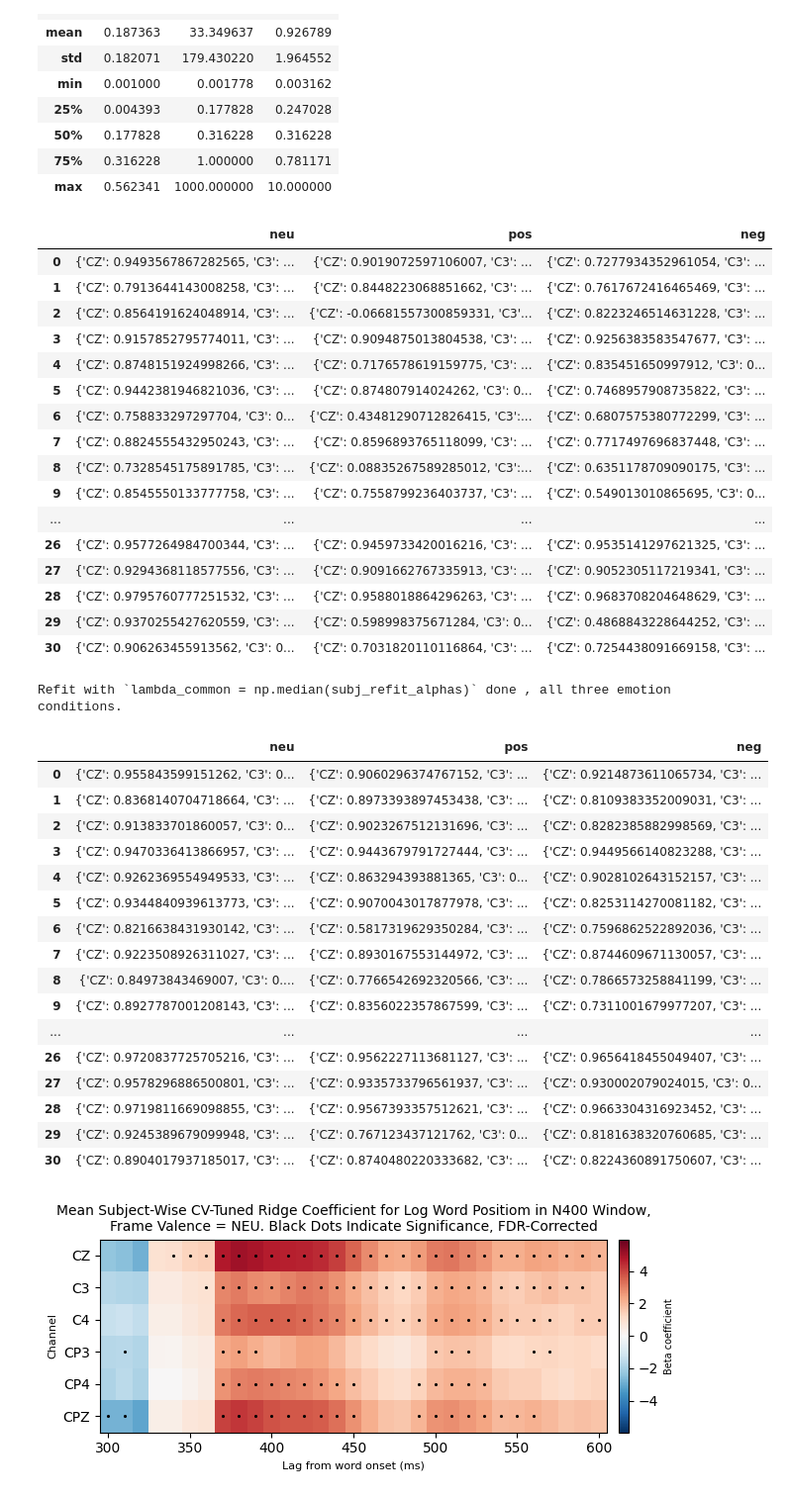
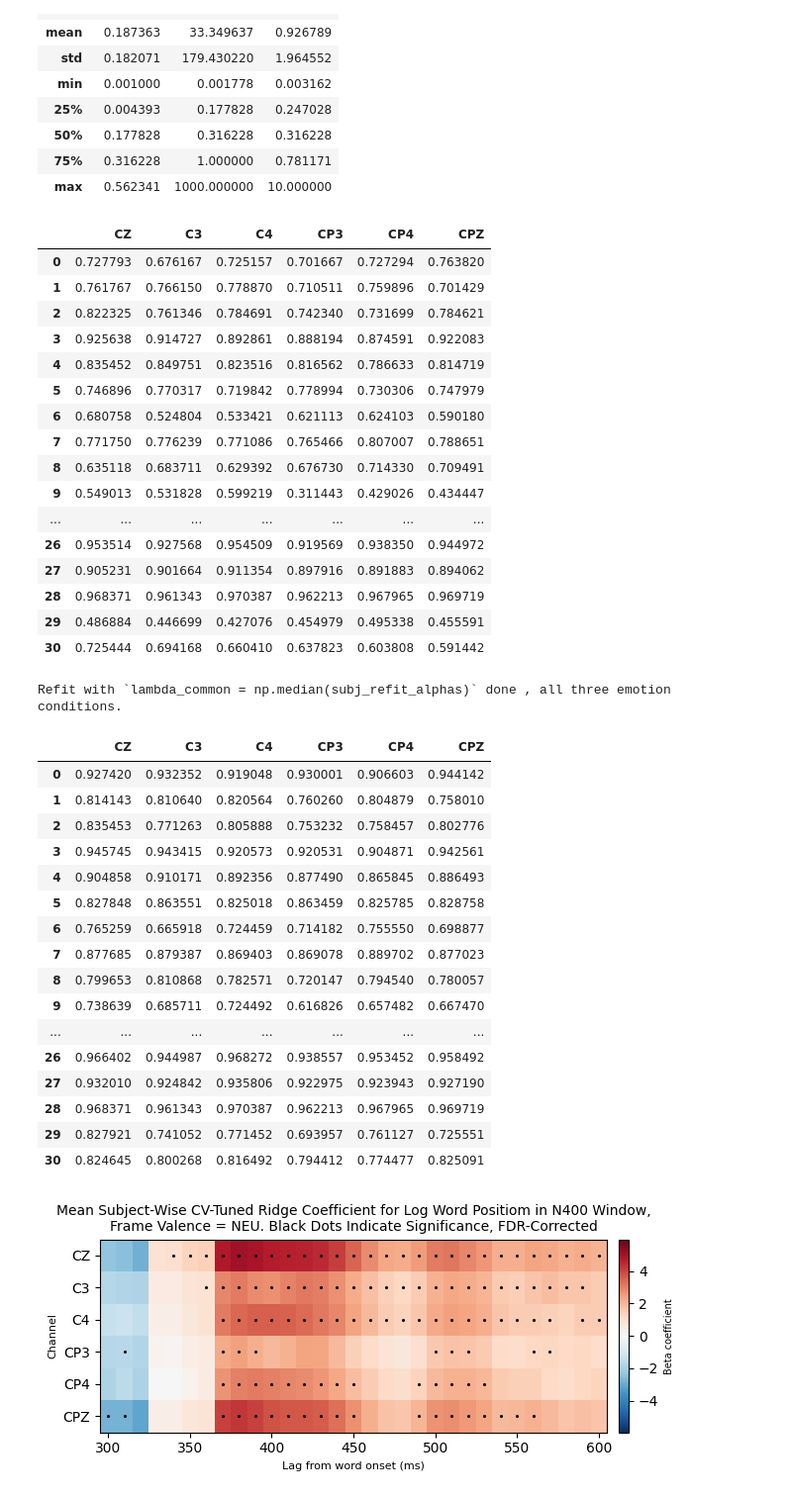
Before and after one commit to amandalin047/Updating_rERP_2023, a Jupyter notebook: deconvolution/deconv_v4.ipynb, the cells around one changed output. Shown at 99% size. Cells and saved outputs as stored; diff of their text form; code cells hidden in the pictures.

```diff
--- a/deconvolution/deconv_v4.ipynb
+++ b/deconvolution/deconv_v4.ipynb
@@ -751,24 +751,25 @@ display(inspect_refit_alphas.describe())
 | 75% | 0.316228 | 1.000000 | 0.781171 |
 | max | 0.562341 | 1000.000000 | 10.000000 |
 # %%
-pd.DataFrame({emo: [obj.r2 for obj in refit_with_emo[emo][1]]
-                                  for emo in emotions})
+dfs = {emo: pd.DataFrame([obj.r2 for obj in refit_with_emo[emo][1]])
+                                  for emo in emotions}
+display(dfs["neg"])
 # %% [output]
-|  | neu | pos | neg |
-| 0 | {'CZ': 0.9493567867282565, 'C3': ... | {'CZ': 0.9019072597106007, 'C3': ... | {'CZ': 0.7277934352961054, 'C3': ... |
-| 1 | {'CZ': 0.7913644143008258, 'C3': ... | {'CZ': 0.8448223068851662, 'C3': ... | {'CZ': 0.7617672416465469, 'C3': ... |
-| 2 | {'CZ': 0.8564191624048914, 'C3': ... | {'CZ': -0.06681557300859331, 'C3'... | {'CZ': 0.8223246514631228, 'C3': ... |
-| 3 | {'CZ': 0.9157852795774011, 'C3': ... | {'CZ': 0.9094875013804538, 'C3': ... | {'CZ': 0.9256383583547677, 'C3': ... |
-| 4 | {'CZ': 0.8748151924998266, 'C3': ... | {'CZ': 0.7176578619159775, 'C3': ... | {'CZ': 0.835451650997912, 'C3': 0... |
-| 5 | {'CZ': 0.9442381946821036, 'C3': ... | {'CZ': 0.874807914024262, 'C3': 0... | {'CZ': 0.7468957908735822, 'C3': ... |
-| 6 | {'CZ': 0.758833297297704, 'C3': 0... | {'CZ': 0.43481290712826415, 'C3':... | {'CZ': 0.6807575380772299, 'C3': ... |
-| 7 | {'CZ': 0.8824555432950243, 'C3': ... | {'CZ': 0.8596893765118099, 'C3': ... | {'CZ': 0.7717497696837448, 'C3': ... |
-| 8 | {'CZ': 0.7328545175891785, 'C3': ... | {'CZ': 0.08835267589285012, 'C3':... | {'CZ': 0.6351178709090175, 'C3': ... |
-| 9 | {'CZ': 0.8545550133777758, 'C3': ... | {'CZ': 0.7558799236403737, 'C3': ... | {'CZ': 0.549013010865695, 'C3': 0... |
-| ... | ... | ... | ... |
-| 26 | {'CZ': 0.9577264984700344, 'C3': ... | {'CZ': 0.9459733420016216, 'C3': ... | {'CZ': 0.9535141297621325, 'C3': ... |
-| 27 | {'CZ': 0.9294368118577556, 'C3': ... | {'CZ': 0.9091662767335913, 'C3': ... | {'CZ': 0.9052305117219341, 'C3': ... |
-| 28 | {'CZ': 0.9795760777251532, 'C3': ... | {'CZ': 0.9588018864296263, 'C3': ... | {'CZ': 0.9683708204648629, 'C3': ... |
-| 29 | {'CZ': 0.9370255427620559, 'C3': ... | {'CZ': 0.598998375671284, 'C3': 0... | {'CZ': 0.4868843228644252, 'C3': ... |
-| 30 | {'CZ': 0.906263455913562, 'C3': 0... | {'CZ': 0.7031820110116864, 'C3': ... | {'CZ': 0.7254438091669158, 'C3': ... |
+|  | CZ | C3 | C4 | CP3 | CP4 | CPZ |
+| 0 | 0.727793 | 0.676167 | 0.725157 | 0.701667 | 0.727294 | 0.763820 |
+| 1 | 0.761767 | 0.766150 | 0.778870 | 0.710511 | 0.759896 | 0.701429 |
+| 2 | 0.822325 | 0.761346 | 0.784691 | 0.742340 | 0.731699 | 0.784621 |
+| 3 | 0.925638 | 0.914727 | 0.892861 | 0.888194 | 0.874591 | 0.922083 |
+| 4 | 0.835452 | 0.849751 | 0.823516 | 0.816562 | 0.786633 | 0.814719 |
+| 5 | 0.746896 | 0.770317 | 0.719842 | 0.778994 | 0.730306 | 0.747979 |
+| 6 | 0.680758 | 0.524804 | 0.533421 | 0.621113 | 0.624103 | 0.590180 |
+| 7 | 0.771750 | 0.776239 | 0.771086 | 0.765466 | 0.807007 | 0.788651 |
+| 8 | 0.635118 | 0.683711 | 0.629392 | 0.676730 | 0.714330 | 0.709491 |
+| 9 | 0.549013 | 0.531828 | 0.599219 | 0.311443 | 0.429026 | 0.434447 |
+| ... | ... | ... | ... | ... | ... | ... |
+| 26 | 0.953514 | 0.927568 | 0.954509 | 0.919569 | 0.938350 | 0.944972 |
+| 27 | 0.905231 | 0.901664 | 0.911354 | 0.897916 | 0.891883 | 0.894062 |
+| 28 | 0.968371 | 0.961343 | 0.970387 | 0.962213 | 0.967965 | 0.969719 |
+| 29 | 0.486884 | 0.446699 | 0.427076 | 0.454979 | 0.495338 | 0.455591 |
+| 30 | 0.725444 | 0.694168 | 0.660410 | 0.637823 | 0.603808 | 0.591442 |
 # %%
@@ -793,26 +799,27 @@ print("Refit with `lambda_common = np.median(subj_refit_alphas)` done , all thre
 # %% [output]
 Refit with `lambda_common = np.median(subj_refit_alphas)` done , all three emotion conditions.
 # %%
-pd.DataFrame({emo: [obj.r2 for obj in refit_with_emo_lambda_common[emo][1]]
-                                  for emo in emotions})
+dfs_lambda_common = {emo: pd.DataFrame([obj.r2 for obj in refit_with_emo_lambda_common[emo][1]])
+                                               for emo in emotions}
+display(dfs_lambda_common["neg"])
 # %% [output]
-|  | neu | pos | neg |
-| 0 | {'CZ': 0.955843599151262, 'C3': 0... | {'CZ': 0.9060296374767152, 'C3': ... | {'CZ': 0.9214873611065734, 'C3': ... |
-| 1 | {'CZ': 0.8368140704718664, 'C3': ... | {'CZ': 0.8973393897453438, 'C3': ... | {'CZ': 0.8109383352009031, 'C3': ... |
-| 2 | {'CZ': 0.913833701860057, 'C3': 0... | {'CZ': 0.9023267512131696, 'C3': ... | {'CZ': 0.8282385882998569, 'C3': ... |
-| 3 | {'CZ': 0.9470336413866957, 'C3': ... | {'CZ': 0.9443679791727444, 'C3': ... | {'CZ': 0.9449566140823288, 'C3': ... |
-| 4 | {'CZ': 0.9262369554949533, 'C3': ... | {'CZ': 0.863294393881365, 'C3': 0... | {'CZ': 0.9028102643152157, 'C3': ... |
-| 5 | {'CZ': 0.9344840939613773, 'C3': ... | {'CZ': 0.9070043017877978, 'C3': ... | {'CZ': 0.8253114270081182, 'C3': ... |
-| 6 | {'CZ': 0.8216638431930142, 'C3': ... | {'CZ': 0.5817319629350284, 'C3': ... | {'CZ': 0.7596862522892036, 'C3': ... |
-| 7 | {'CZ': 0.9223508926311027, 'C3': ... | {'CZ': 0.8930167553144972, 'C3': ... | {'CZ': 0.8744609671130057, 'C3': ... |
-| 8 | {'CZ': 0.84973843469007, 'C3': 0.... | {'CZ': 0.7766542692320566, 'C3': ... | {'CZ': 0.7866573258841199, 'C3': ... |
-| 9 | {'CZ': 0.8927787001208143, 'C3': ... | {'CZ': 0.8356022357867599, 'C3': ... | {'CZ': 0.7311001679977207, 'C3': ... |
-| ... | ... | ... | ... |
-| 26 | {'CZ': 0.9720837725705216, 'C3': ... | {'CZ': 0.9562227113681127, 'C3': ... | {'CZ': 0.9656418455049407, 'C3': ... |
-| 27 | {'CZ': 0.9578296886500801, 'C3': ... | {'CZ': 0.9335733796561937, 'C3': ... | {'CZ': 0.930002079024015, 'C3': 0... |
-| 28 | {'CZ': 0.9719811669098855, 'C3': ... | {'CZ': 0.9567393357512621, 'C3': ... | {'CZ': 0.9663304316923452, 'C3': ... |
-| 29 | {'CZ': 0.9245389679099948, 'C3': ... | {'CZ': 0.767123437121762, 'C3': 0... | {'CZ': 0.8181638320760685, 'C3': ... |
-| 30 | {'CZ': 0.8904017937185017, 'C3': ... | {'CZ': 0.8740480220333682, 'C3': ... | {'CZ': 0.8224360891750607, 'C3': ... |
+|  | CZ | C3 | C4 | CP3 | CP4 | CPZ |
+| 0 | 0.927420 | 0.932352 | 0.919048 | 0.930001 | 0.906603 | 0.944142 |
+| 1 | 0.814143 | 0.810640 | 0.820564 | 0.760260 | 0.804879 | 0.758010 |
+| 2 | 0.835453 | 0.771263 | 0.805888 | 0.753232 | 0.758457 | 0.802776 |
+| 3 | 0.945745 | 0.943415 | 0.920573 | 0.920531 | 0.904871 | 0.942561 |
+| 4 | 0.904858 | 0.910171 | 0.892356 | 0.877490 | 0.865845 | 0.886493 |
+| 5 | 0.827848 | 0.863551 | 0.825018 | 0.863459 | 0.825785 | 0.828758 |
+| 6 | 0.765259 | 0.665918 | 0.724459 | 0.714182 | 0.755550 | 0.698877 |
+| 7 | 0.877685 | 0.879387 | 0.869403 | 0.869078 | 0.889702 | 0.877023 |
+| 8 | 0.799653 | 0.810868 | 0.782571 | 0.720147 | 0.794540 | 0.780057 |
+| 9 | 0.738639 | 0.685711 | 0.724492 | 0.616826 | 0.657482 | 0.667470 |
+| ... | ... | ... | ... | ... | ... | ... |
+| 26 | 0.966402 | 0.944987 | 0.968272 | 0.938557 | 0.953452 | 0.958492 |
+| 27 | 0.932010 | 0.924842 | 0.935806 | 0.922975 | 0.923943 | 0.927190 |
+| 28 | 0.968371 | 0.961343 | 0.970387 | 0.962213 | 0.967965 | 0.969719 |
+| 29 | 0.827921 | 0.741052 | 0.771452 | 0.693957 | 0.761127 | 0.725551 |
+| 30 | 0.824645 | 0.800268 | 0.816492 | 0.794412 | 0.774477 | 0.825091 |
 # %%
 n400_coefs_with_emo = {key: get_time_window_coefs(val[1],
                                                   n_predictors=2,
```
Also changed, not shown: parts of 2 cells of this notebook.
